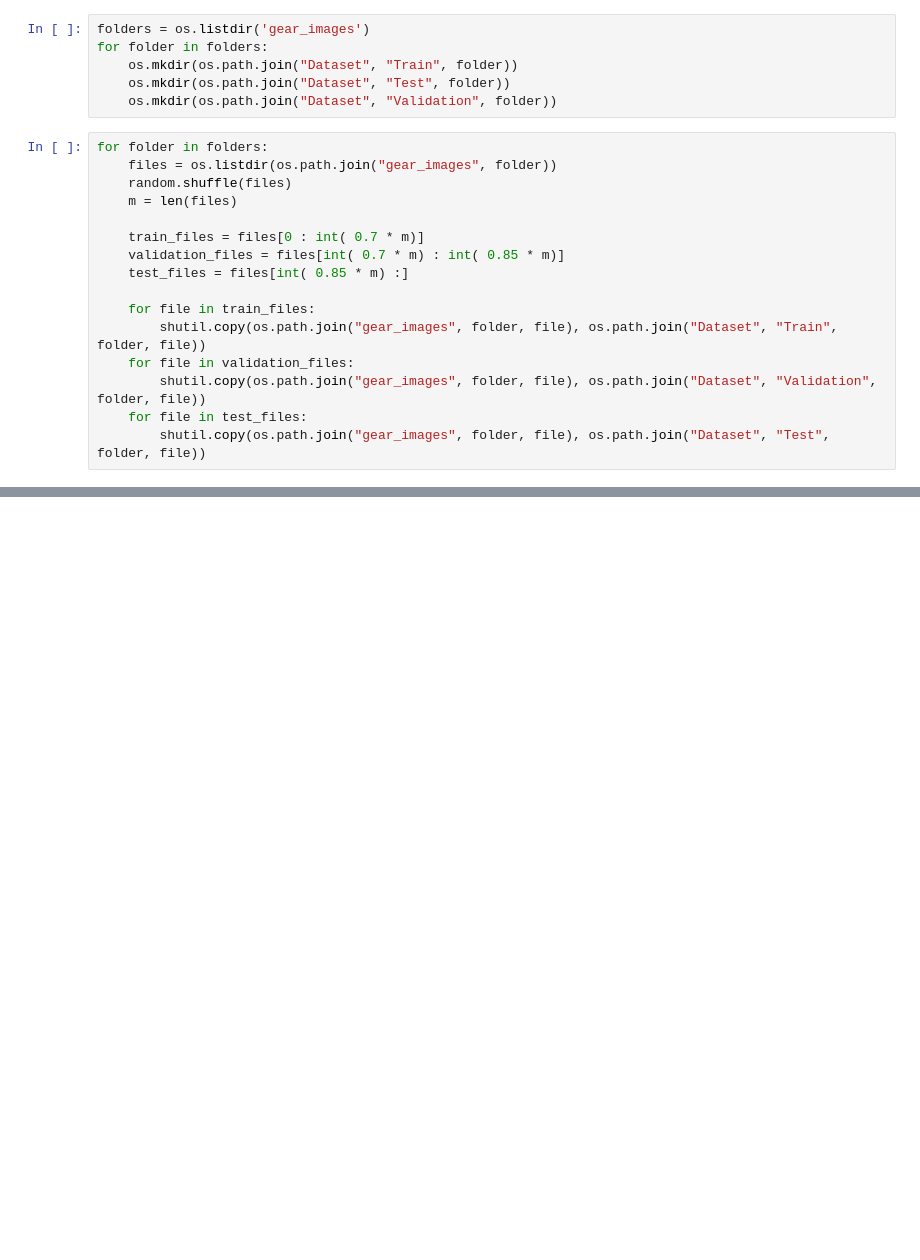
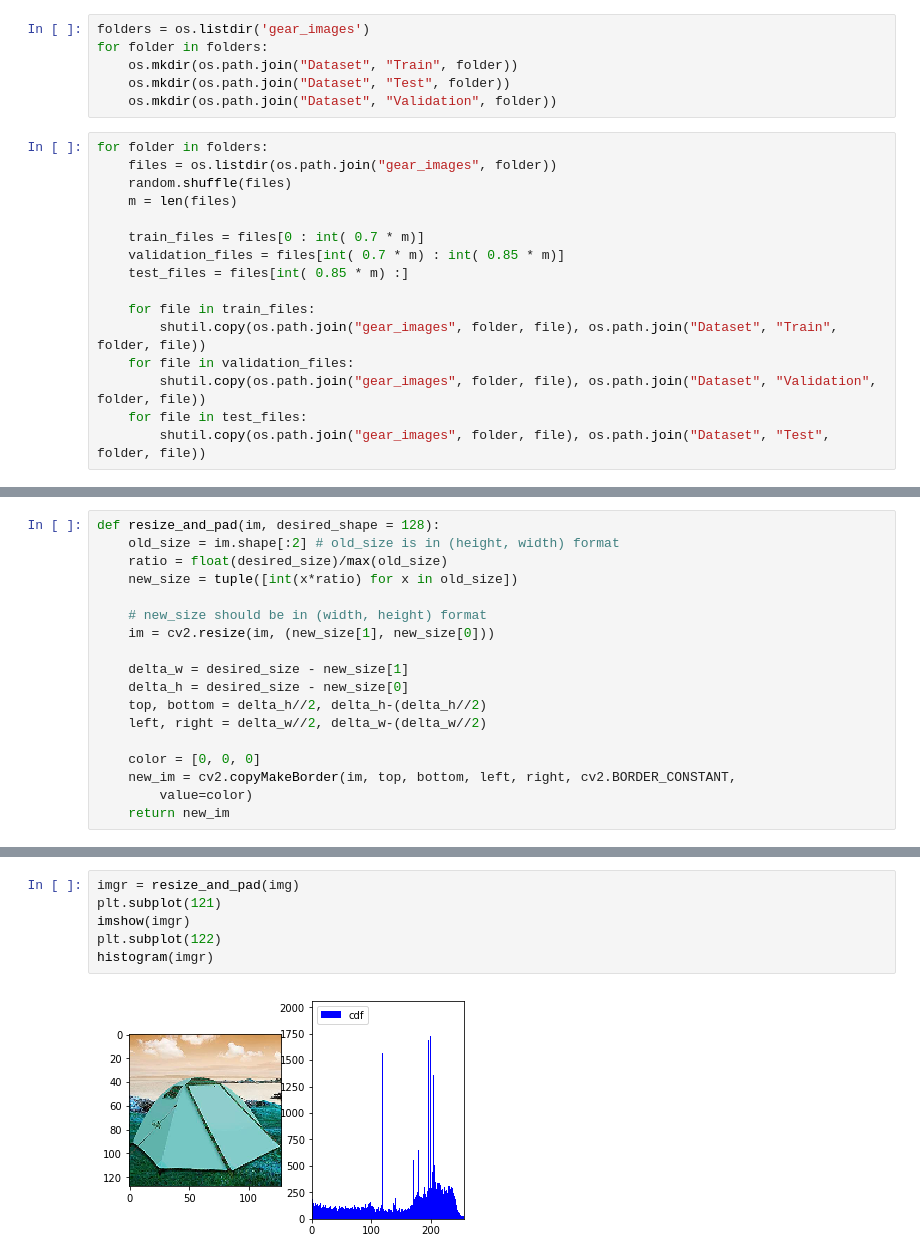
Before and after one commit to karthy1988/highgradient, a Jupyter notebook: openhack.ipynb, the cells around one changed output, grey strips where cells are left out. Drawn from its saved outputs; the diff is of its cells as text; blank space fills up the shorter version.

```diff
--- a/openhack.ipynb
+++ b/openhack.ipynb
@@ -91,0 +100,18 @@ img = cv2.imread("")
+# %%
+def resize_and_pad(im, desired_shape = 128):
+    old_size = im.shape[:2] # old_size is in (height, width) format
+    ratio = float(desired_size)/max(old_size)
+    new_size = tuple([int(x*ratio) for x in old_size])
+
+    # new_size should be in (width, height) format
+    im = cv2.resize(im, (new_size[1], new_size[0]))
+
+    delta_w = desired_size - new_size[1]
+    delta_h = desired_size - new_size[0]
+    top, bottom = delta_h//2, delta_h-(delta_h//2)
+    left, right = delta_w//2, delta_w-(delta_w//2)
+
+    color = [0, 0, 0]
+    new_im = cv2.copyMakeBorder(im, top, bottom, left, right, cv2.BORDER_CONSTANT,
+        value=color)
+    return new_im
@@ -91,0 +147,8 @@ img = cv2.imread("")
+# %%
+imgr = resize_and_pad(img)
+plt.subplot(121)
+imshow(imgr)
+plt.subplot(122)
+histogram(imgr)
+# %% [output]
+[figure, added]
```
Also changed, not shown: parts of 10 cells of this notebook.
